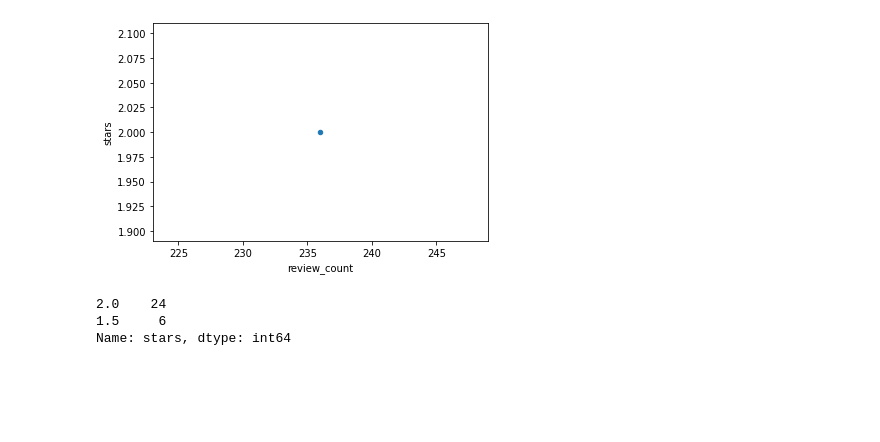
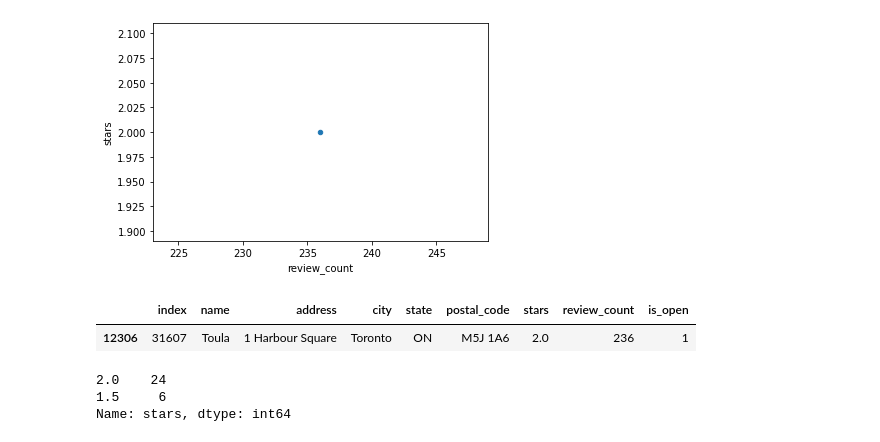
Before and after one commit to CS-UCR/final-project-order-66, a Jupyter notebook: Phase3.ipynb, the cells around one changed output. Cells and saved outputs as stored; diff of their text form; code cells hidden in the pictures; blank space fills up the shorter version.

```diff
--- a/Phase3.ipynb
+++ b/Phase3.ipynb
@@ -217,6 +217,11 @@ canada_Q2.plot(kind='scatter',x='review_count',y='stars')
 # %% [output]
 <matplotlib.axes._subplots.AxesSubplot at 0x...>
 [figure]
+# %%
+canada_Q2.drop(columns=(['business_id','categories','hours']))
+# %% [output]
+|  | index | name | address | city | state | postal_code | stars | review_count | is_open |
+| 12306 | 31607 | Toula | 1 Harbour Square | Toronto | ON | M5J 1A6 | 2.0 | 236 | 1 |
 # %%
 usa_Q2['stars'].value_counts()
 # %% [output]
```
Also changed, not shown: parts of 3 cells of this notebook.
